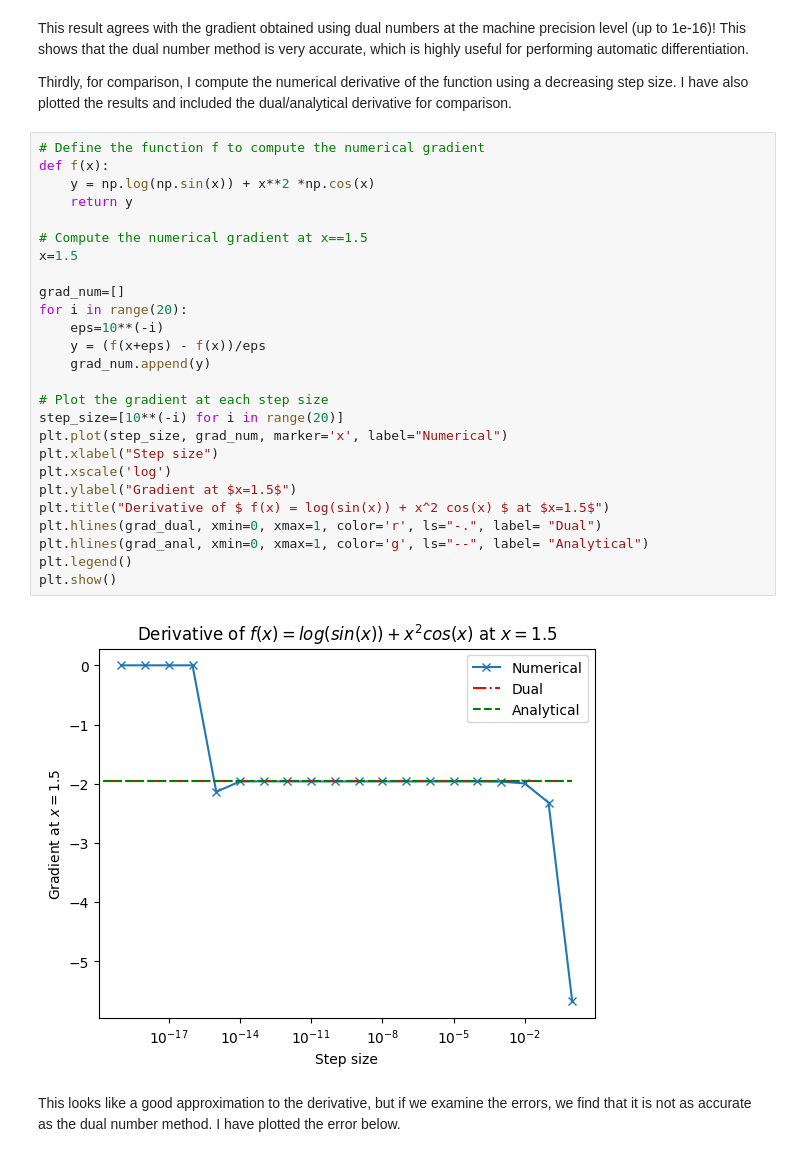
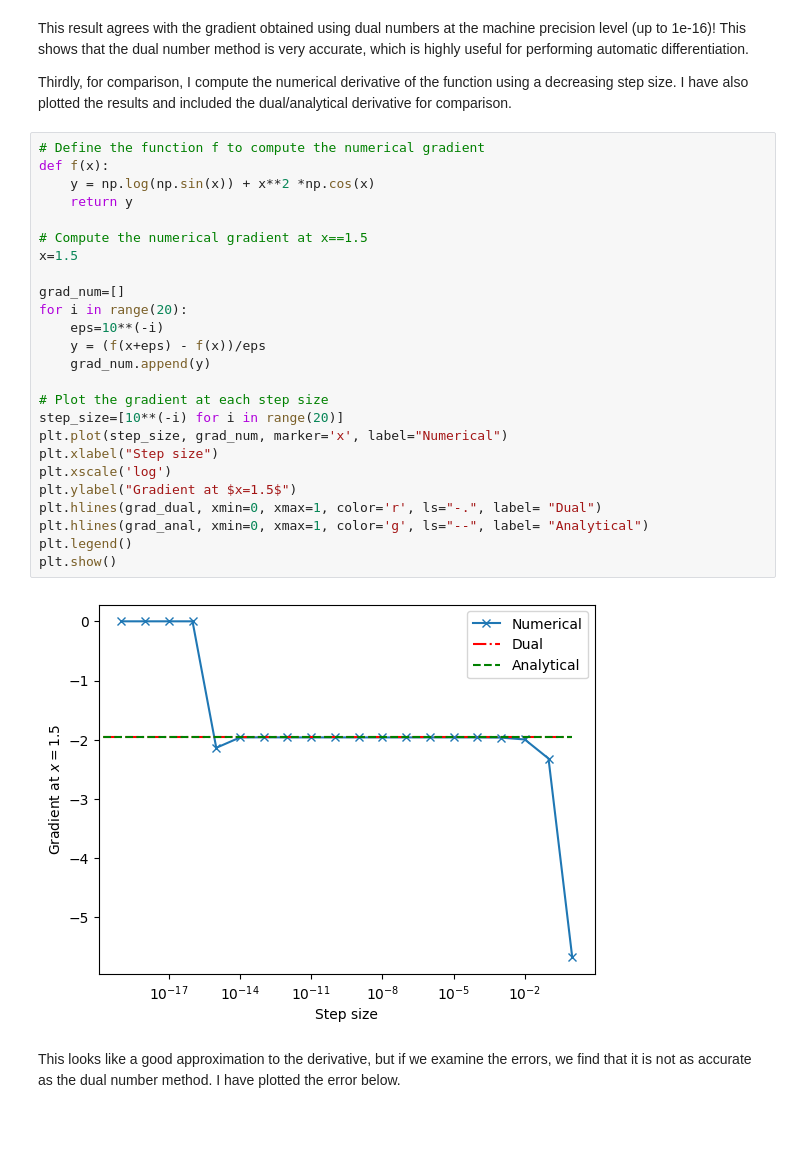
Before and after one commit to Fayzan03/C1_Coursework, a Jupyter notebook: docs/Tutorial/dual_autodiff.ipynb, the cells around one changed output. Drawn from its saved outputs; the diff is of its cells as text; blank space fills up the shorter version.

Commit message:
Updated README.md, Created graphs for Q9, Minor corrections

```diff
--- a/docs/Tutorial/dual_autodiff.ipynb
+++ b/docs/Tutorial/dual_autodiff.ipynb
@@ -134,31 +132,30 @@ Thirdly, for comparison, I compute the numerical derivative of the function usin
 # %%
 # Define the function f to compute the numerical gradient
 def f(x):
     y = np.log(np.sin(x)) + x**2 *np.cos(x)
     return y
 
 # Compute the numerical gradient at x==1.5
 x=1.5
 
 grad_num=[]
 for i in range(20):
     eps=10**(-i)
     y = (f(x+eps) - f(x))/eps
     grad_num.append(y)
 
 # Plot the gradient at each step size
 step_size=[10**(-i) for i in range(20)]
 plt.plot(step_size, grad_num, marker='x', label="Numerical")
 plt.xlabel("Step size")
 plt.xscale('log')
 plt.ylabel("Gradient at $x=1.5$")
-plt.title("Derivative of $ f(x) = log(sin(x)) + x^2 cos(x) $ at $x=1.5$")
 plt.hlines(grad_dual, xmin=0, xmax=1, color='r', ls="-.", label= "Dual")
 plt.hlines(grad_anal, xmin=0, xmax=1, color='g', ls="--", label= "Analytical")
 plt.legend()
 plt.show()
 # %% [output]
-[figure, old version]
+[figure, new version]
 # %% [markdown]
 This looks like a good approximation to the derivative, but if we examine the errors, we find that it is not as accurate as the dual number method. I have plotted the error below.
 # %%
```
Also changed, not shown: parts of 10 cells of this notebook, 20 other files.
